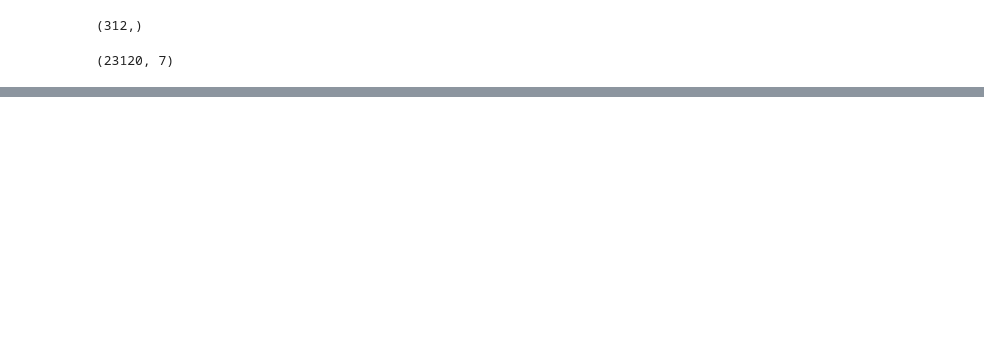
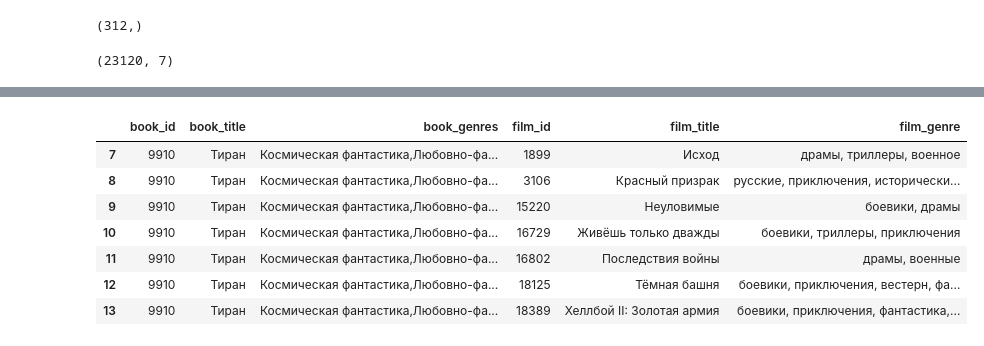
Before and after one commit to Varfalamei/cross-domain-recsys, a Jupyter notebook: notebooks/emb_from_bert.ipynb, the cells around one changed output, grey strips where cells are left out. Cells and saved outputs as stored; diff of their text form; code cells hidden in the pictures; blank space fills up the shorter version.

```diff
--- a/notebooks/emb_from_bert.ipynb
+++ b/notebooks/emb_from_bert.ipynb
@@ -179,0 +407,11 @@ sorted(sim_coefs[0])[-5:]
+# %%
+recommendations[recommendations.book_title == 'Тиран']
+# %% [output]
+|  | book_id | book_title | book_genres | film_id | film_title | film_genre |
+| 7 | 9910 | Тиран | Космическая фантастика,Любовно-фа... | 1899 | Исход | драмы, триллеры, военное |
+| 8 | 9910 | Тиран | Космическая фантастика,Любовно-фа... | 3106 | Красный призрак | русские, приключения, исторически... |
+| 9 | 9910 | Тиран | Космическая фантастика,Любовно-фа... | 15220 | Неуловимые | боевики, драмы |
+| 10 | 9910 | Тиран | Космическая фантастика,Любовно-фа... | 16729 | Живёшь только дважды | боевики, триллеры, приключения |
+| 11 | 9910 | Тиран | Космическая фантастика,Любовно-фа... | 16802 | Последствия войны | драмы, военные |
+| 12 | 9910 | Тиран | Космическая фантастика,Любовно-фа... | 18125 | Тёмная башня | боевики, приключения, вестерн, фа... |
+| 13 | 9910 | Тиран | Космическая фантастика,Любовно-фа... | 18389 | Хеллбой II: Золотая армия | боевики, приключения, фантастика,... |
```
Also changed, not shown: parts of 36 cells of this notebook, 2 other files.
